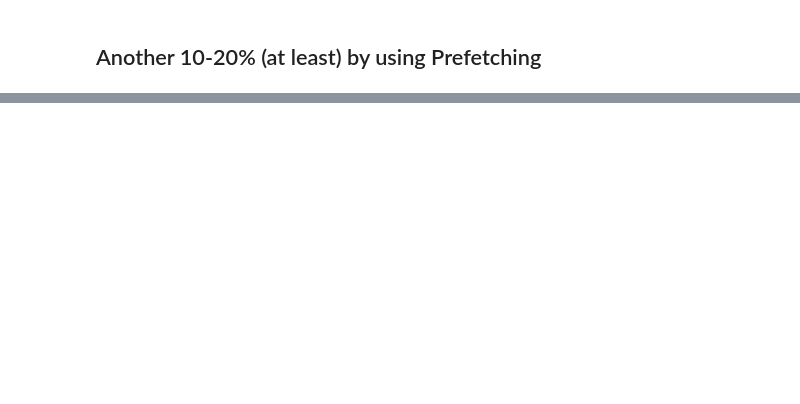
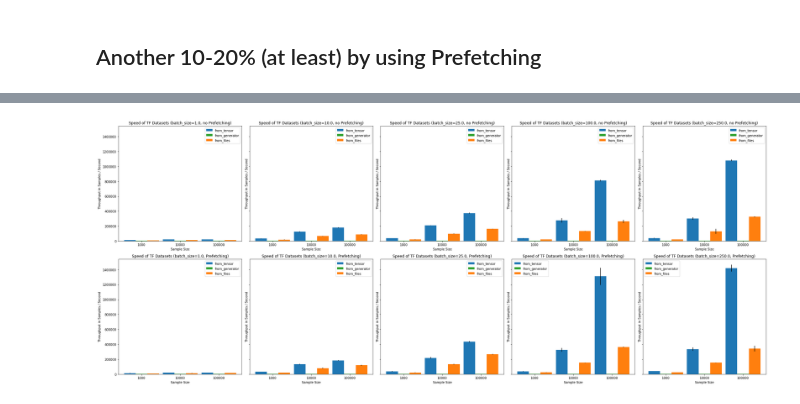
Before and after one commit to Miroka96/mmdenovo, a Jupyter notebook: notebooks/210603 Tensorflow Dataset Introduction.ipynb, the cells around one changed output, grey strips where cells are left out. Cells and saved outputs as stored; diff of their text form; code cells hidden in the pictures; blank space fills up the shorter version.

```diff
--- a/notebooks/210603 Tensorflow Dataset Introduction.ipynb
+++ b/notebooks/210603 Tensorflow Dataset Introduction.ipynb
@@ -459,0 +610,10 @@ BenchmarkResult:
+# %%
+result_dfs = [visualize_benchmark_results(res) for res in results]
+# %%
+for i, df in enumerate(result_dfs):
+    df['run'] = i+1
+# %%
+results = pd.concat(result_dfs, ignore_index=True)
+results.batch_size.fillna(1, inplace=True)
+results.prefetch.fillna(0, inplace=True)
+results
@@ -459,0 +636,4 @@ BenchmarkResult:
+# %%
+agg_results = results.groupby(['size', 'batch_size', 'prefetch']).describe()
+agg_results.reset_index(inplace=True)
+agg_results
@@ -459,0 +715,26 @@ BenchmarkResult:
+# %%
+batch_sizes = agg_results.batch_size.unique()
+prefetchings = agg_results.prefetch.unique()
+
+size_per_subplot = 6
+
+fig, axs = plt.subplots(
+    len(prefetchings),
+    len(batch_sizes),
+    figsize=(len(batch_sizes) * size_per_subplot, len(prefetchings) * size_per_subplot),
+    sharey=True,
+)
+
+for j, prefetch in enumerate(reversed(prefetchings)):
+    for i, batch_size in enumerate(batch_sizes):
+        plot_speed_by_dataset_type(
+            agg_results[(agg_results.batch_size == batch_size) & (agg_results.prefetch == prefetch)],
+            f"Speed of TF Datasets (Batching={int(batch_size)}, {'no ' if prefetch == 0.0 else ''}Prefetching)",
+            bars = ['from_tensor', 'from_generator', 'from_files'],
+            ax = axs[j][i],
+        )
+
+fig.tight_layout()
+plt.show()
+# %% [output]
+[figure, added]
```
Also changed, not shown: parts of 23 cells of this notebook.
